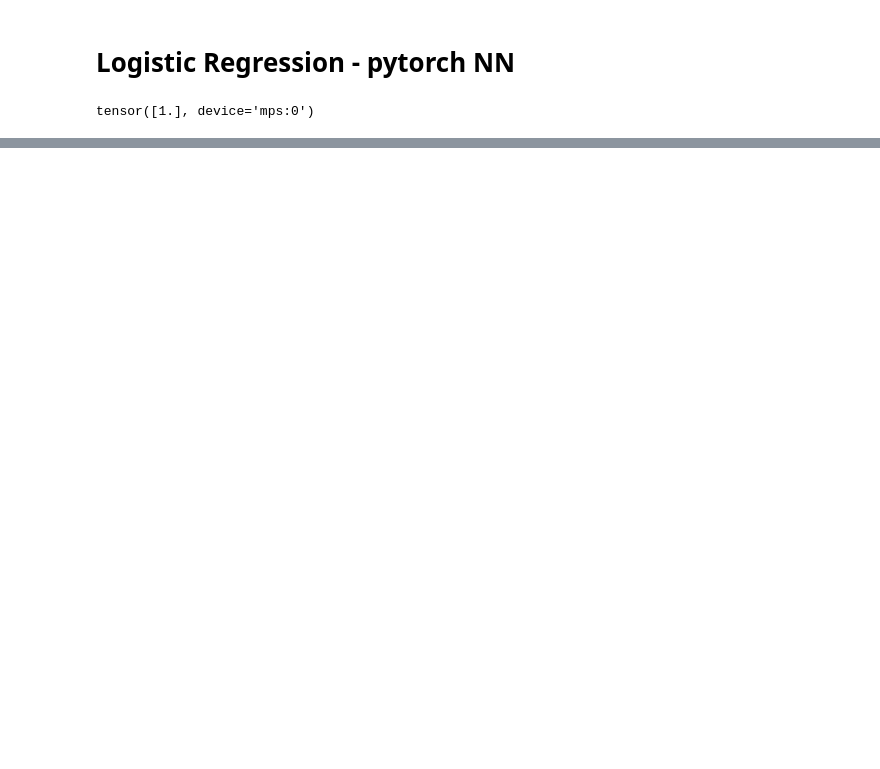
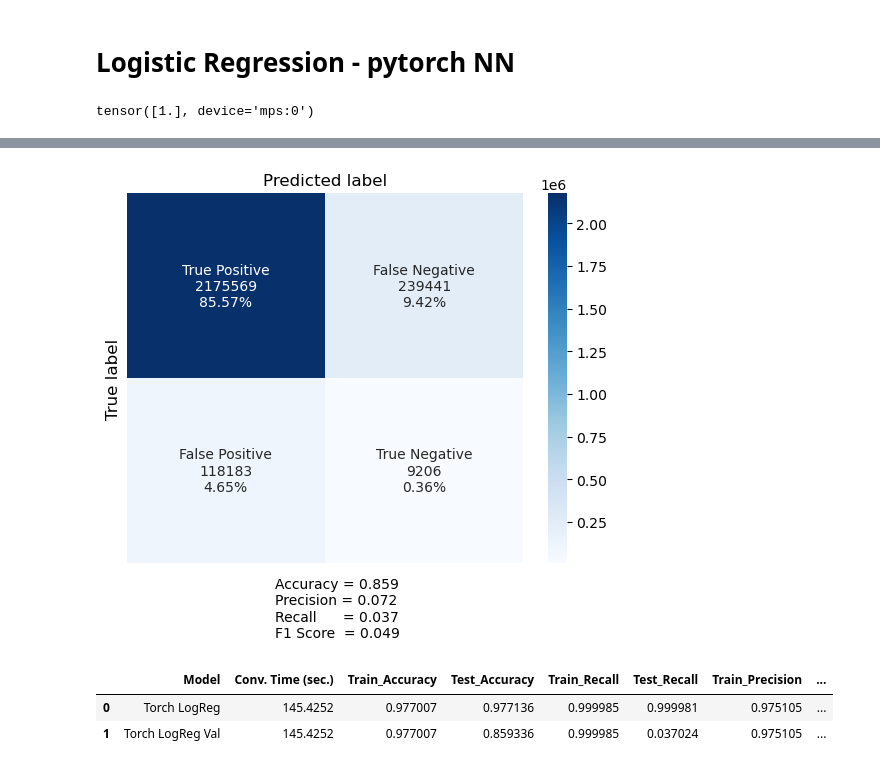
Before and after one commit to japoeder/Basket-Analysis, a Jupyter notebook: 6) Neural Net.ipynb, the cells around one changed output, grey strips where cells are left out. Cells and saved outputs as stored; diff of their text form; code cells hidden in the pictures; blank space fills up the shorter version.

```diff
--- a/6) Neural Net.ipynb
+++ b/6) Neural Net.ipynb
@@ -281,3 +283,18 @@ model_comparisons(models_dict, samples_dict)
+# %%
+# Compute and print the confusion matrix and classification report
+#Creating confusion matrix
+make_cm([y_val, pred_val])
+
+#Models and sample dicts
+models_dict['Torch LogReg Val'] = {'pred_train':pred_train, 'pred_test':pred_test, 'pred_val':pred_val, 'est_time':end-start, 'validation':True}
+
+#Print model comparisons
+model_comparisons(models_dict, samples_dict, validation=True)
+# %% [output]
+[figure, added]
+|  | Model | Conv. Time (sec.) | Train_Accuracy | Test_Accuracy | Train_Recall | Test_Recall | Train_Precision | ... |
+| 0 | Torch LogReg | 145.4252 | 0.977007 | 0.977136 | 0.999985 | 0.999981 | 0.975105 | ... |
+| 1 | Torch LogReg Val | 145.4252 | 0.977007 | 0.859336 | 0.999985 | 0.037024 | 0.975105 | ... |
 # %%
 ## serialize model ##
 torch.save(model, "_pkls/nn_model.p")
```
Also changed, not shown: parts of 7 cells of this notebook, 1 other file.
